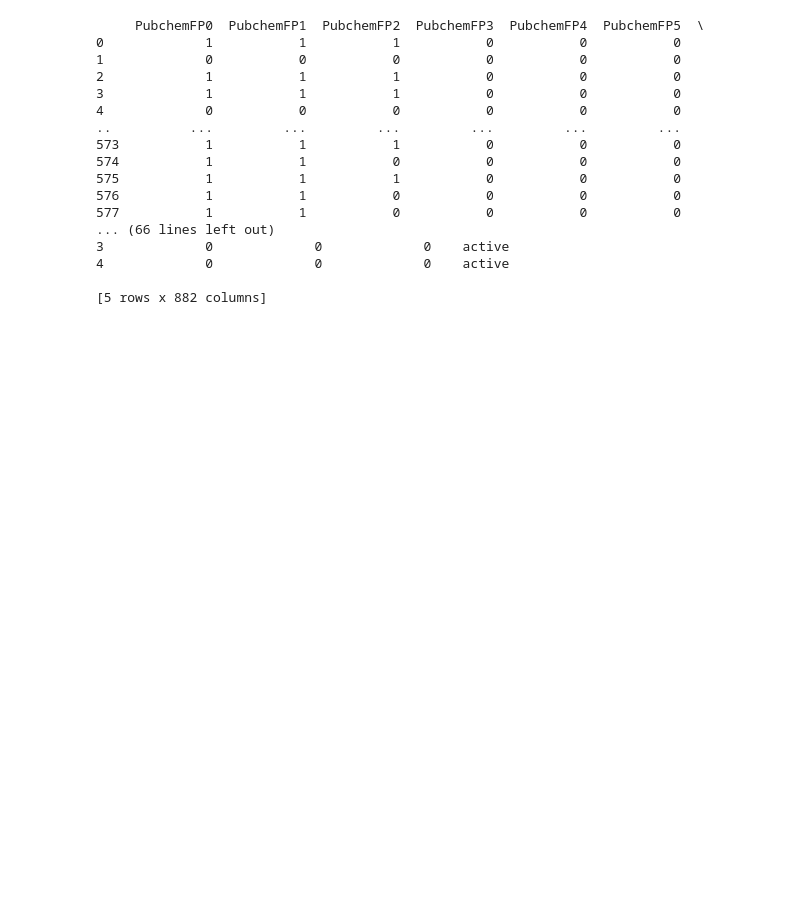
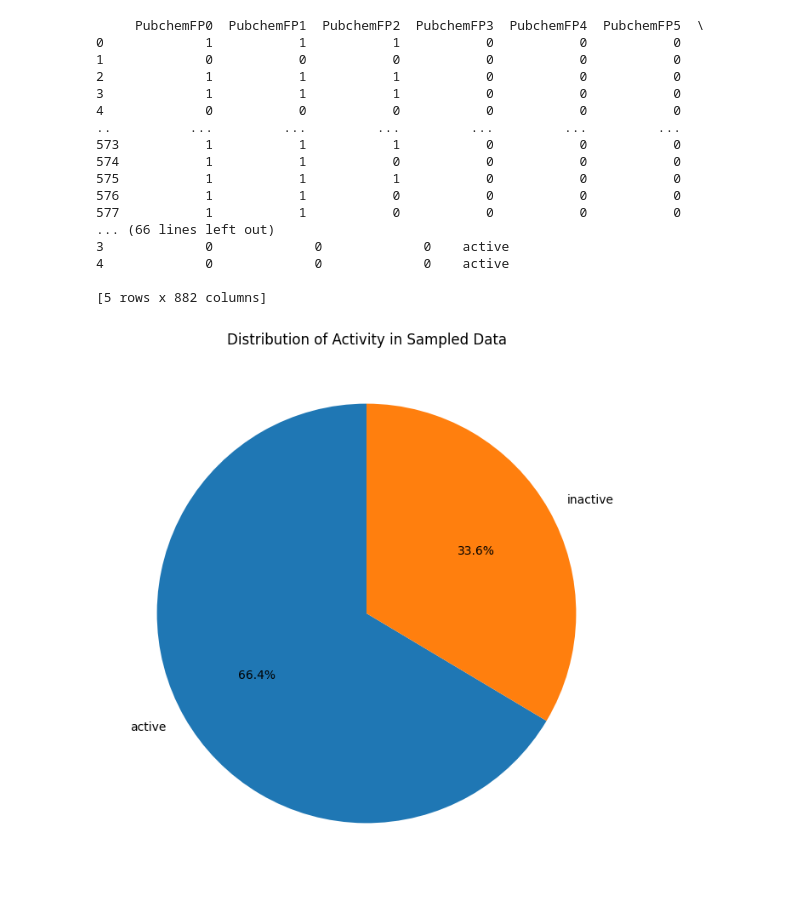
Before and after one commit to Sandip-Maity-2023/Logic-building-with-Python, a Jupyter notebook: Exploratory Data Analysis Lab/random sampling.ipynb, the cells around one changed output. Saved outputs shown, nothing was run; the diff lists cells and outputs as text; code cells hidden in the pictures; blank space fills up the shorter version.

```diff
--- a/Exploratory Data Analysis Lab/random sampling.ipynb
+++ b/Exploratory Data Analysis Lab/random sampling.ipynb
@@ -28,3 +29,17 @@ y = data['PubchemFP1']
 4             0             0             0    active
 
 [5 rows x 882 columns]
+# %%
+df=pd.DataFrame(data)
+# %%
+# Perform sampling (50% of the data)
+sampled_df = df.sample(frac=0.5, random_state=1)
+
+# Create a pie chart of the "Activity" column
+activity_counts = sampled_df['Activity'].value_counts()
+plt.figure(figsize=(8, 8))
+plt.pie(activity_counts, labels=activity_counts.index, autopct='%1.1f%%', startangle=90)
+plt.title('Distribution of Activity in Sampled Data')
+plt.show()
+# %% [output]
+[figure, added]
```
Also changed, not shown: parts of 4 cells of this notebook.
